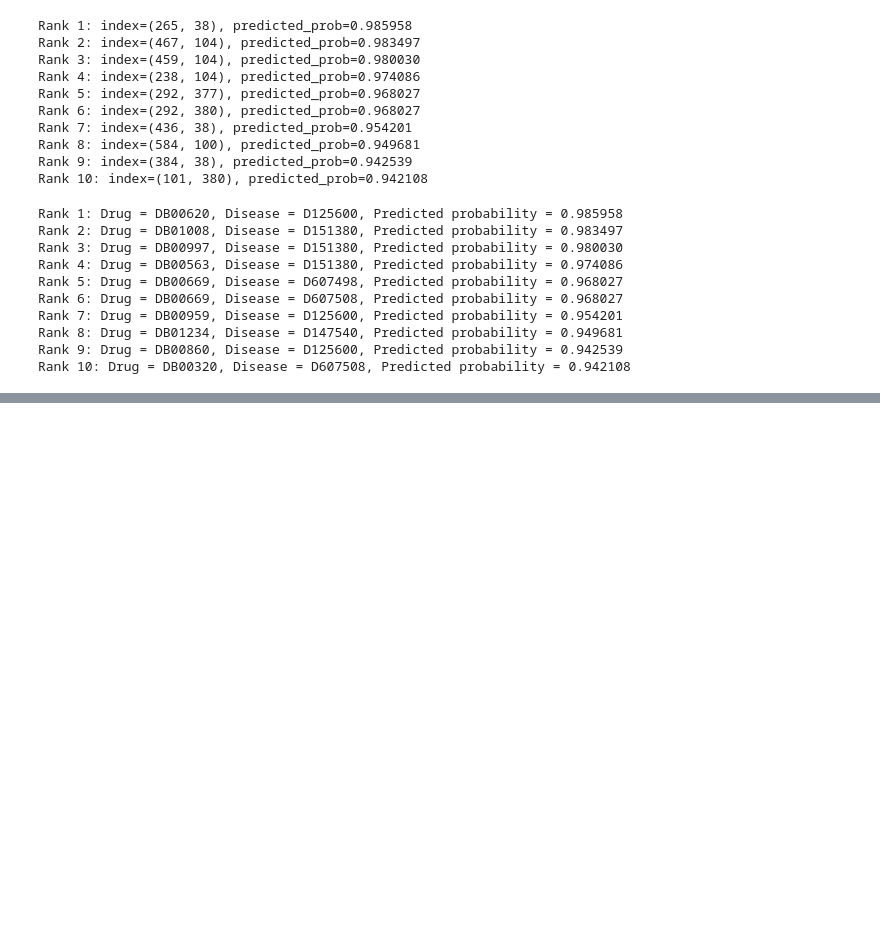
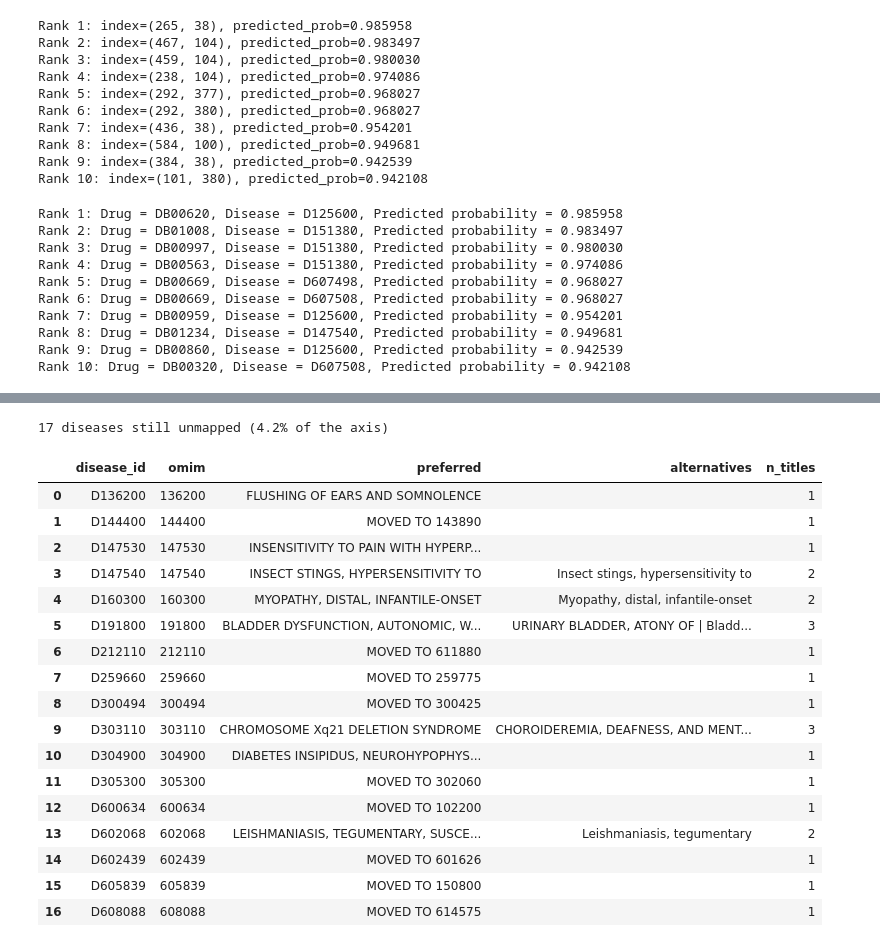
Before and after one commit to Sijianf/BVSIMC, a Jupyter notebook: scripts/realAnalysis/cdataset/selection_bissgl.ipynb, the cells around one changed output, grey strips where cells are left out. Drawn from its saved outputs; the diff is of its cells as text; code cells hidden in the pictures; blank space fills up the shorter version.

```diff
--- a/scripts/realAnalysis/cdataset/selection_bissgl.ipynb
+++ b/scripts/realAnalysis/cdataset/selection_bissgl.ipynb
@@ -461,0 +587,23 @@ Rank 10: Drug = DB00320, Disease = D607508, Predicted probability = 0.942108
+# %%
+# Recompute if needed (your code):
+prob_full = prob_full_bissgl
+# prob_full = prob_full_sgimc
+# prob_full = prob_full_imc
+# prob_full = prob_full_drimc
+# prob_full = prob_full_nrlmf
+
+drug_ids = np.asarray(drugs_features.index).astype(str)
+disease_ids = np.asarray(diseases_features.index).astype(str)
+Y_arr = np.asarray(Y)
+
+assert prob_full.shape == Y_arr.shape, (prob_full.shape, Y_arr.shape)
+assert len(drug_ids) == Y_arr.shape[0], (len(drug_ids), Y_arr.shape)
+assert len(disease_ids) == Y_arr.shape[1], (len(disease_ids), Y_arr.shape)
+
+print(f"{Y_arr.shape[0]} drugs x {Y_arr.shape[1]} diseases")
+print(
+    f"{int(Y_arr.sum())} known associations, "
+    f"{int((Y_arr == 0).sum()):,} zero entries"
+)
+print("drug index  :", drug_ids[:3])
+print("disease index:", disease_ids[:3])
@@ -461,0 +834,41 @@ Rank 10: Drug = DB00320, Disease = D607508, Predicted probability = 0.942108
+# %%
+resid = [d for d in disease_ids if not dis2mesh.get(d)]
+rows = []
+for d in resid:
+    num = re.sub(r"^[A-Za-z]+", "", str(d))
+    titles = OMIM_NAMES.get(num) or []
+    rows.append(
+        {
+            "disease_id": d,
+            "omim": num,
+            "preferred": titles[0] if titles else "",
+            "alternatives": " | ".join(titles[1:]),
+            "n_titles": len(titles),
+        }
+    )
+resid_df = pd.DataFrame(rows)
+print(
+    f"{len(resid_df)} diseases still unmapped "
+    f"({len(resid_df)/len(disease_ids):.1%} of the axis)"
+)
+resid_df
+# %% [output]
+17 diseases still unmapped (4.2% of the axis)
+|  | disease_id | omim | preferred | alternatives | n_titles |
+| 0 | D136200 | 136200 | FLUSHING OF EARS AND SOMNOLENCE |  | 1 |
+| 1 | D144400 | 144400 | MOVED TO 143890 |  | 1 |
+| 2 | D147530 | 147530 | INSENSITIVITY TO PAIN WITH HYPERP... |  | 1 |
+| 3 | D147540 | 147540 | INSECT STINGS, HYPERSENSITIVITY TO | Insect stings, hypersensitivity to | 2 |
+| 4 | D160300 | 160300 | MYOPATHY, DISTAL, INFANTILE-ONSET | Myopathy, distal, infantile-onset | 2 |
+| 5 | D191800 | 191800 | BLADDER DYSFUNCTION, AUTONOMIC, W... | URINARY BLADDER, ATONY OF | Bladd... | 3 |
+| 6 | D212110 | 212110 | MOVED TO 611880 |  | 1 |
+| 7 | D259660 | 259660 | MOVED TO 259775 |  | 1 |
+| 8 | D300494 | 300494 | MOVED TO 300425 |  | 1 |
+| 9 | D303110 | 303110 | CHROMOSOME Xq21 DELETION SYNDROME | CHOROIDEREMIA, DEAFNESS, AND MENT... | 3 |
+| 10 | D304900 | 304900 | DIABETES INSIPIDUS, NEUROHYPOPHYS... |  | 1 |
+| 11 | D305300 | 305300 | MOVED TO 302060 |  | 1 |
+| 12 | D600634 | 600634 | MOVED TO 102200 |  | 1 |
+| 13 | D602068 | 602068 | LEISHMANIASIS, TEGUMENTARY, SUSCE... | Leishmaniasis, tegumentary | 2 |
+| 14 | D602439 | 602439 | MOVED TO 601626 |  | 1 |
+| 15 | D605839 | 605839 | MOVED TO 150800 |  | 1 |
+| 16 | D608088 | 608088 | MOVED TO 614575 |  | 1 |
```
Also changed, not shown: parts of 115 cells of this notebook, 7 other files.
